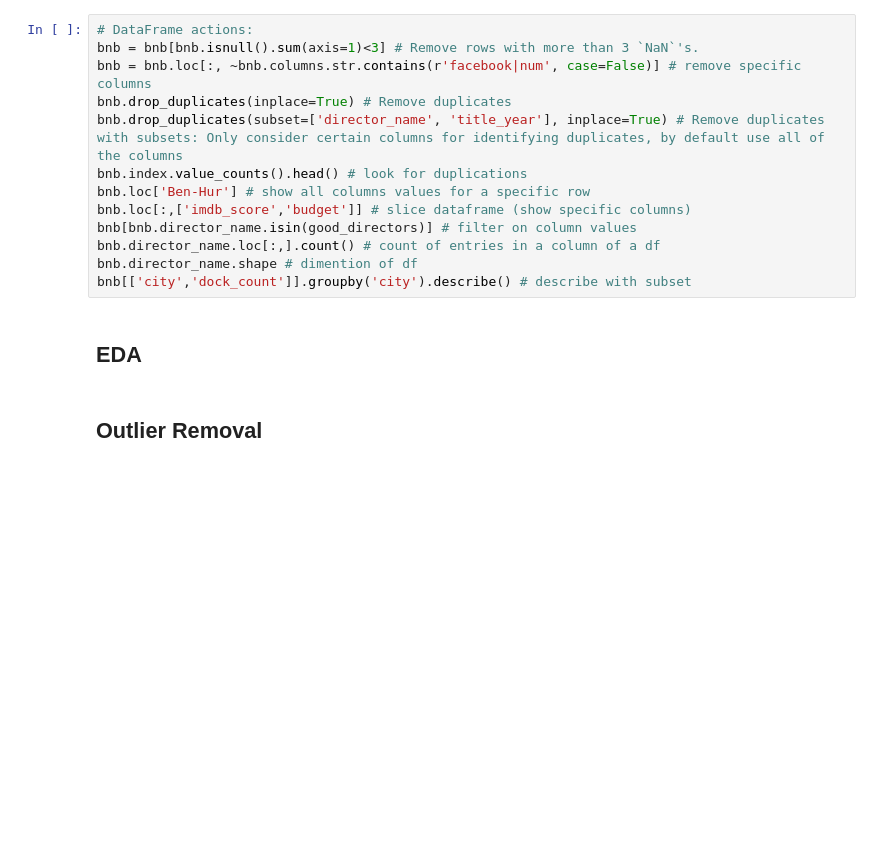
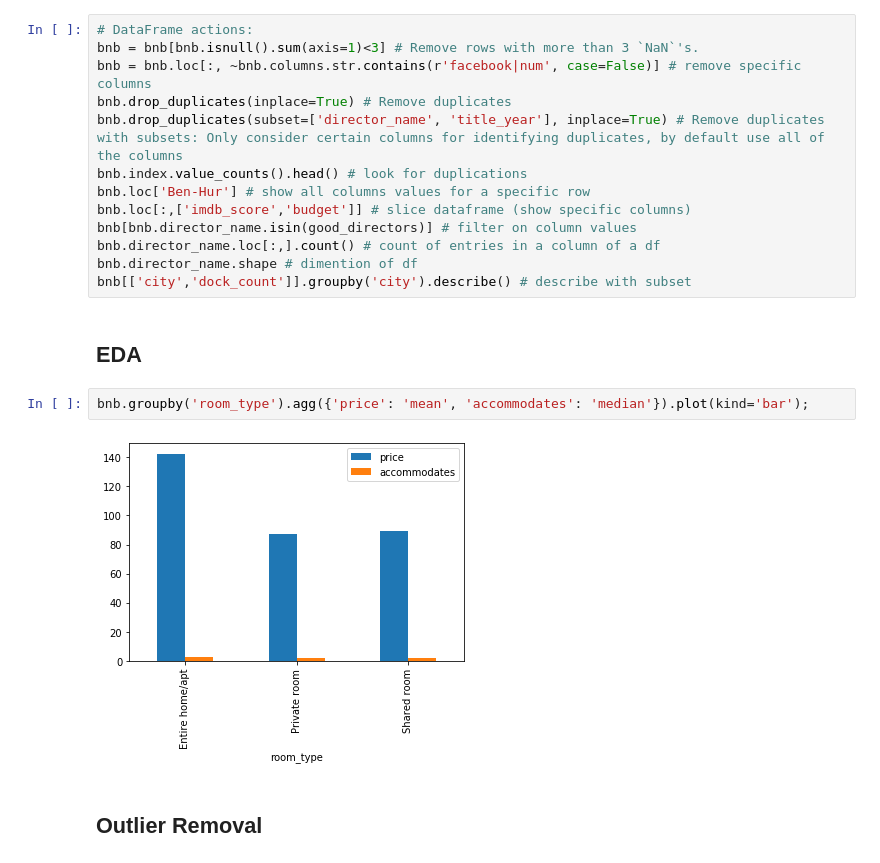
Before and after one commit to orbenishay/Regression-Project, a Jupyter notebook: Amsterdam1.ipynb, the cells around one changed output. Cells and saved outputs as stored; diff of their text form; blank space fills up the shorter version.

```diff
--- a/Amsterdam1.ipynb
+++ b/Amsterdam1.ipynb
@@ -76,5 +76,9 @@ bnb.director_name.shape # dimention of df
 bnb[['city','dock_count']].groupby('city').describe() # describe with subset
 # %% [markdown]
 ## **EDA**
+# %%
+bnb.groupby('room_type').agg({'price': 'mean', 'accommodates': 'median'}).plot(kind='bar');
+# %% [output]
+[figure, added]
 # %% [markdown]
 ## **Outlier Removal**
```
